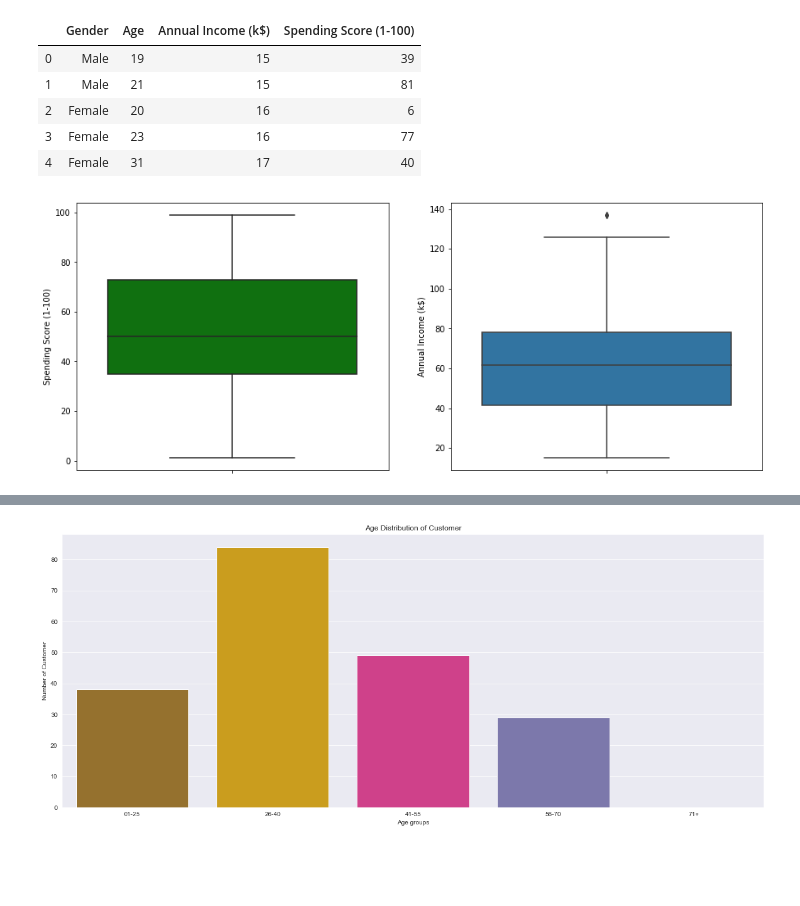
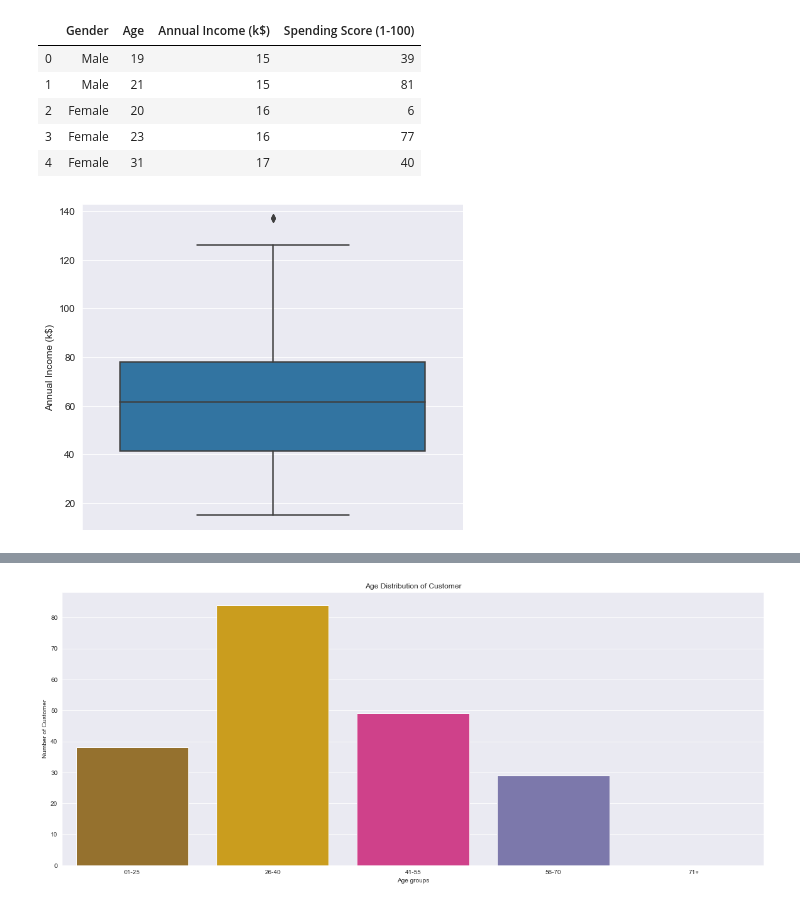
Before and after one commit to adarshkumar8225/clustering, a Jupyter notebook: clustering.ipynb, the cells around one changed output, grey strips where cells are left out. Drawn from its saved outputs; the diff is of its cells as text; code cells hidden in the pictures; blank space fills up the shorter version.

```diff
--- a/clustering.ipynb
+++ b/clustering.ipynb
@@ -27,9 +27,7 @@ df.head()
 # %%
 plt.figure(figsize=(15,6))
 plt.subplot(1,2,1)
-sns.boxplot(y=df["Spending Score (1-100)"], color="cyan")
-plt.subplot(1,2,2)
 sns.boxplot(y=df["Annual Income (k$)"])
 plt.show()
 # %% [output]
-[figure, old version]
+[figure, new version]
```
Also changed, not shown: parts of 3 cells of this notebook.
